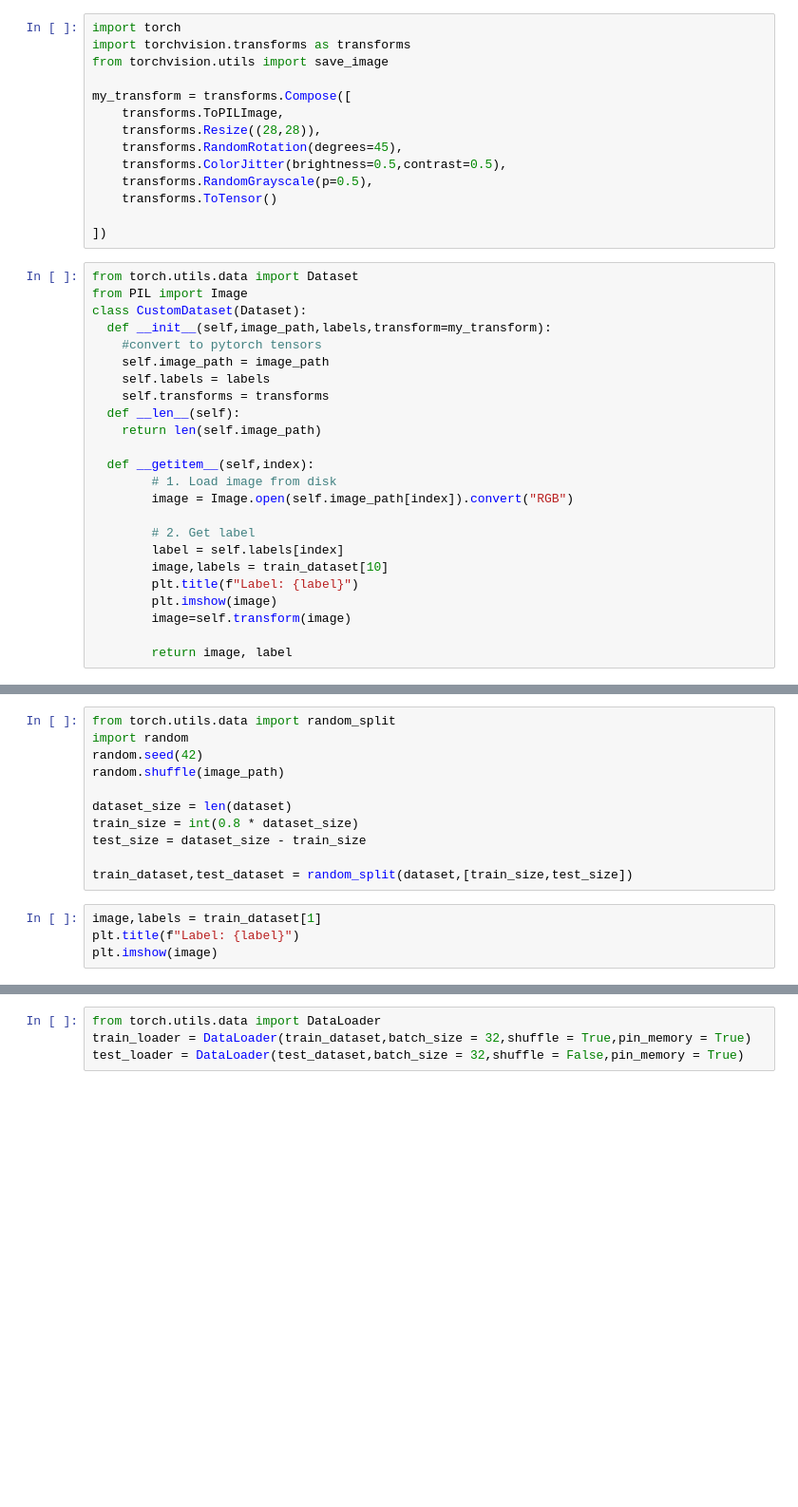
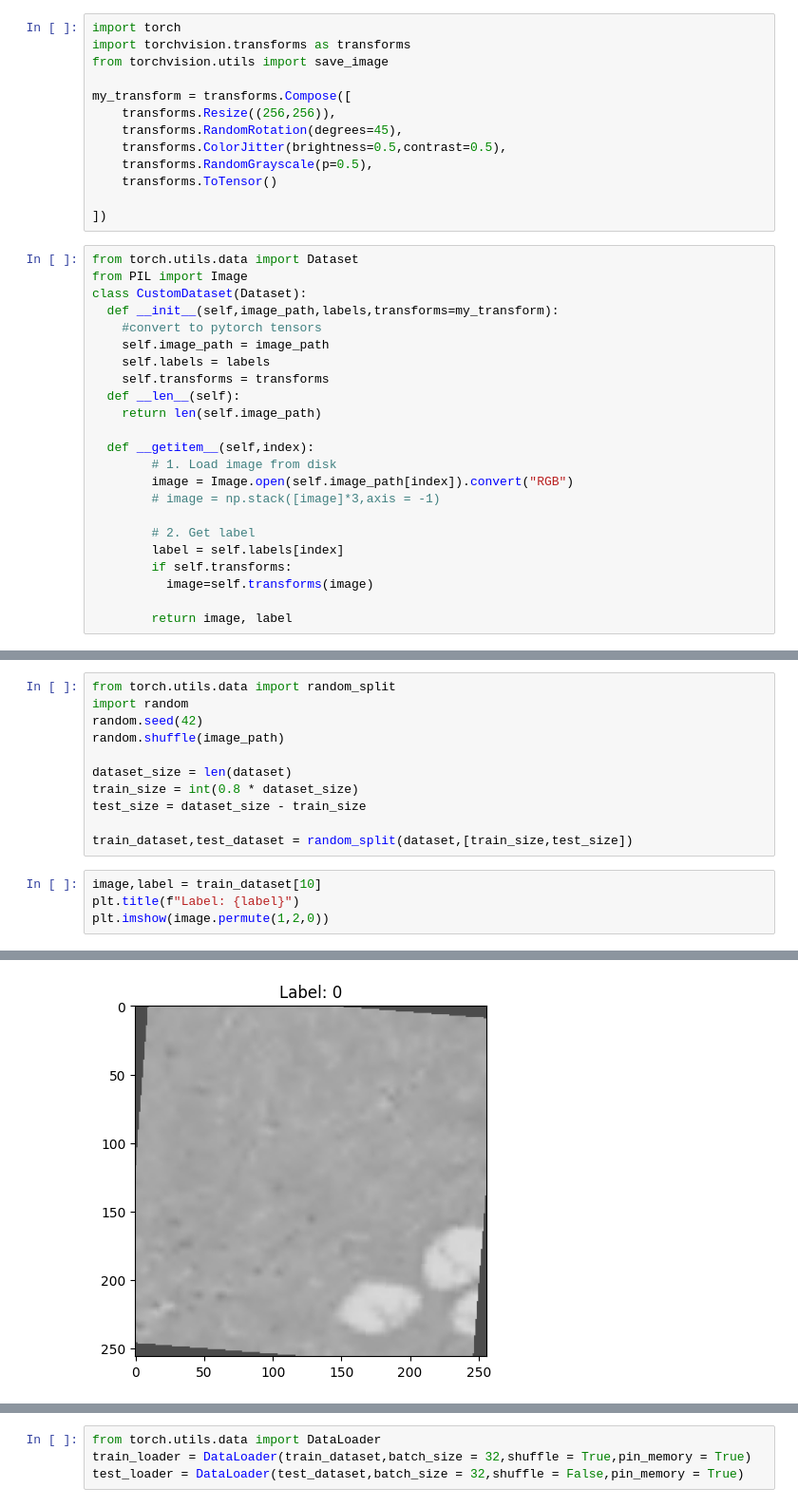
Before and after one commit to kumarmohit0911/Breast_cancer_detector_model, a Jupyter notebook: Breast_cancer_using_CNN.ipynb, the cells around one changed output, grey strips where cells are left out. Shown at 95% size. Cells and saved outputs as stored; diff of their text form; blank space fills up the shorter version.

```diff
--- a/Breast_cancer_using_CNN.ipynb
+++ b/Breast_cancer_using_CNN.ipynb
@@ -74,8 +79,7 @@ import torchvision.transforms as transforms
 from torchvision.utils import save_image
 
 my_transform = transforms.Compose([
-    transforms.ToPILImage,
-    transforms.Resize((28,28)),
+    transforms.Resize((256,256)),
     transforms.RandomRotation(degrees=45),
     transforms.ColorJitter(brightness=0.5,contrast=0.5),
     transforms.RandomGrayscale(p=0.5),
@@ -86,7 +90,7 @@ my_transform = transforms.Compose([
 from torch.utils.data import Dataset
 from PIL import Image
 class CustomDataset(Dataset):
-  def __init__(self,image_path,labels,transform=my_transform):
+  def __init__(self,image_path,labels,transforms=my_transform):
     #convert to pytorch tensors
     self.image_path = image_path
     self.labels = labels
@@ -97,13 +101,12 @@ class CustomDataset(Dataset):
   def __getitem__(self,index):
         # 1. Load image from disk
         image = Image.open(self.image_path[index]).convert("RGB")
+        # image = np.stack([image]*3,axis = -1)
 
         # 2. Get label
         label = self.labels[index]
-        image,labels = train_dataset[10]
-        plt.title(f"Label: {label}")
-        plt.imshow(image)
-        image=self.transform(image)
+        if self.transforms:
+          image=self.transforms(image)
 
         return image, label
 # %%
@@ -120,7 +123,7 @@ test_size = dataset_size - train_size
 
 train_dataset,test_dataset = random_split(dataset,[train_size,test_size])
 # %%
-image,labels = train_dataset[1]
+image,label = train_dataset[10]
 plt.title(f"Label: {label}")
-plt.imshow(image)
+plt.imshow(image.permute(1,2,0))
 # %% [output]
@@ -128 +131,2 @@ RecursionError: maximum recursion depth exceeded
+[figure, added]
 # %%
```
Also changed, not shown: parts of 6 cells of this notebook.
